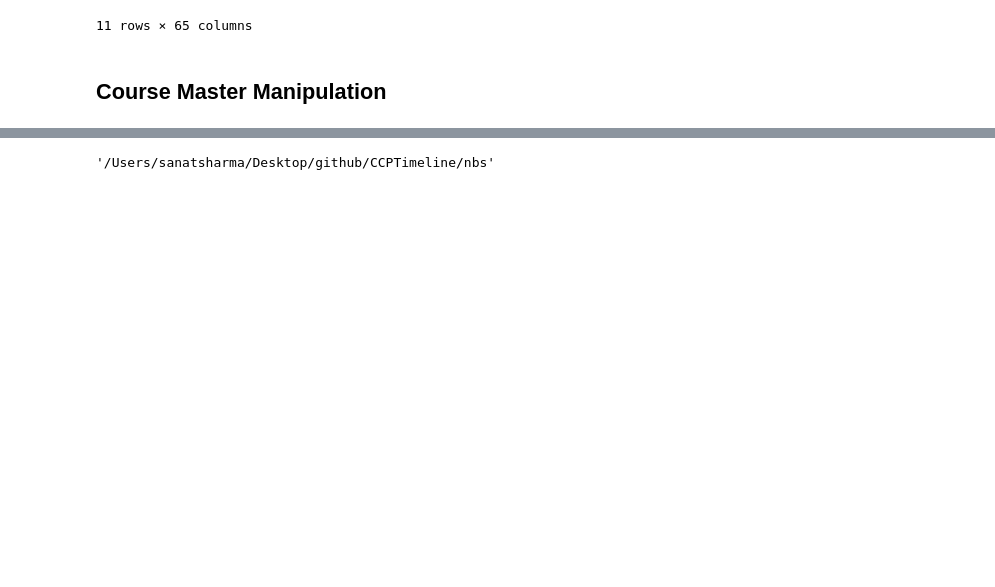
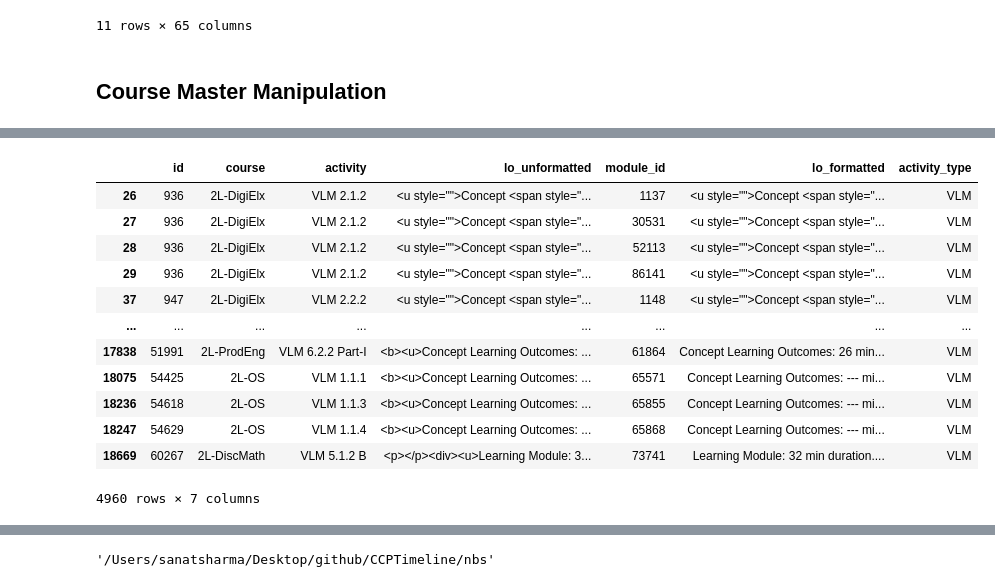
Before and after one commit to Eduneev/CCPTimeline, a Jupyter notebook: nbs/Course LO Format.ipynb, the cells around one changed output, grey strips where cells are left out. Cells and saved outputs as stored; diff of their text form; code cells hidden in the pictures; blank space fills up the shorter version.

```diff
--- a/nbs/Course LO Format.ipynb
+++ b/nbs/Course LO Format.ipynb
@@ -72,0 +85,16 @@ df
+# %%
+df.query('activity_type == "VLM"')
+# %% [output]
+|  | id | course | activity | lo_unformatted | module_id | lo_formatted | activity_type |
+| 26 | 936 | 2L-DigiElx | VLM 2.1.2 | <u style="">Concept <span style="... | 1137 | <u style="">Concept <span style="... | VLM |
+| 27 | 936 | 2L-DigiElx | VLM 2.1.2 | <u style="">Concept <span style="... | 30531 | <u style="">Concept <span style="... | VLM |
+| 28 | 936 | 2L-DigiElx | VLM 2.1.2 | <u style="">Concept <span style="... | 52113 | <u style="">Concept <span style="... | VLM |
+| 29 | 936 | 2L-DigiElx | VLM 2.1.2 | <u style="">Concept <span style="... | 86141 | <u style="">Concept <span style="... | VLM |
+| 37 | 947 | 2L-DigiElx | VLM 2.2.2 | <u style="">Concept <span style="... | 1148 | <u style="">Concept <span style="... | VLM |
+| ... | ... | ... | ... | ... | ... | ... | ... |
+| 17838 | 51991 | 2L-ProdEng | VLM 6.2.2 Part-I | <b><u>Concept Learning Outcomes: ... | 61864 | Concept Learning Outcomes: 26 min... | VLM |
+| 18075 | 54425 | 2L-OS | VLM 1.1.1 | <b><u>Concept Learning Outcomes: ... | 65571 | Concept Learning Outcomes: --- mi... | VLM |
+| 18236 | 54618 | 2L-OS | VLM 1.1.3 | <b><u>Concept Learning Outcomes: ... | 65855 | Concept Learning Outcomes: --- mi... | VLM |
+| 18247 | 54629 | 2L-OS | VLM 1.1.4 | <b><u>Concept Learning Outcomes: ... | 65868 | Concept Learning Outcomes: --- mi... | VLM |
+| 18669 | 60267 | 2L-DiscMath | VLM 5.1.2 B | <p></p><div><u>Learning Module: 3... | 73741 | Learning Module: 32 min duration.... | VLM |
+4960 rows × 7 columns
```
Also changed, not shown: parts of 13 cells of this notebook, 13 other files.
